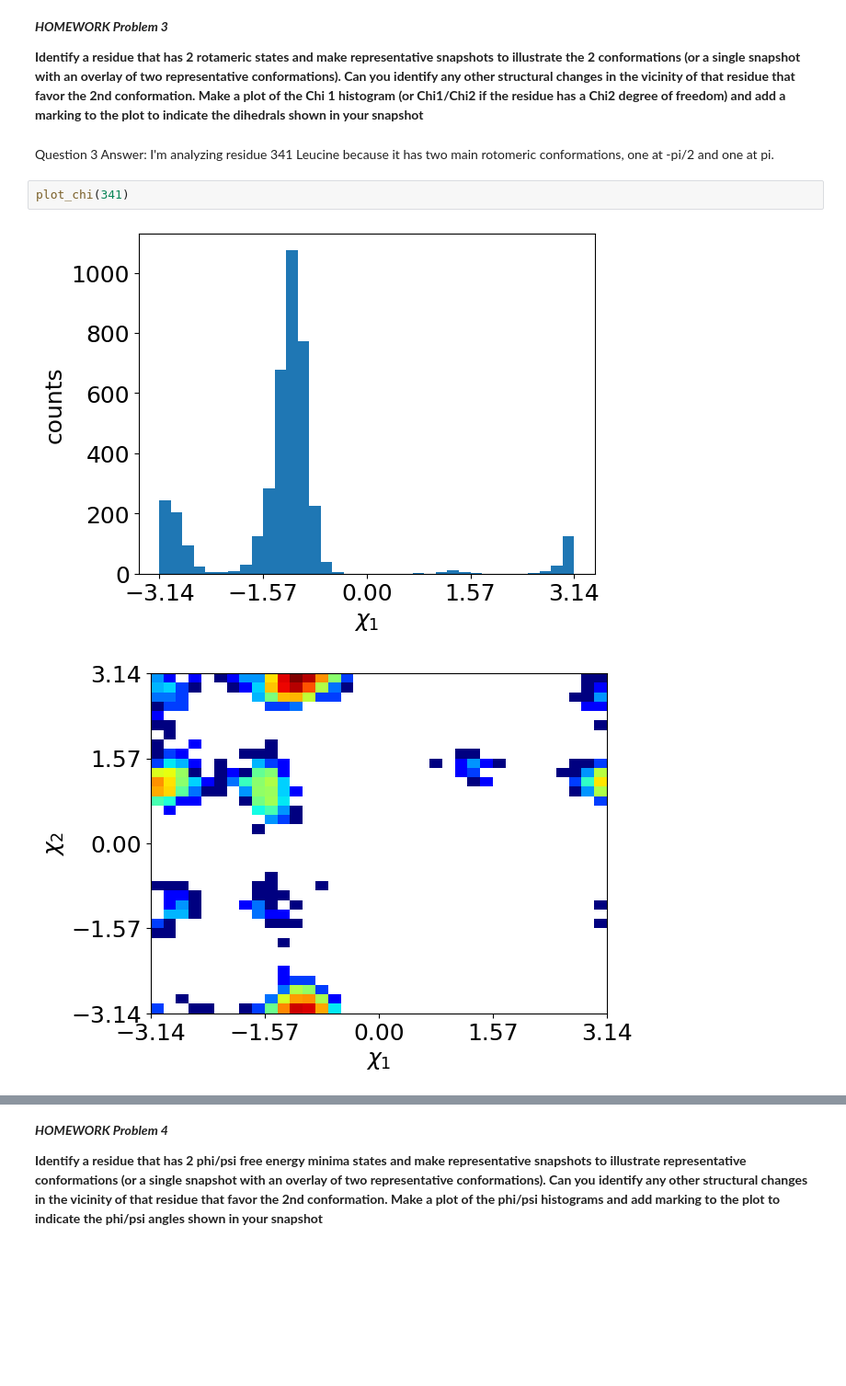
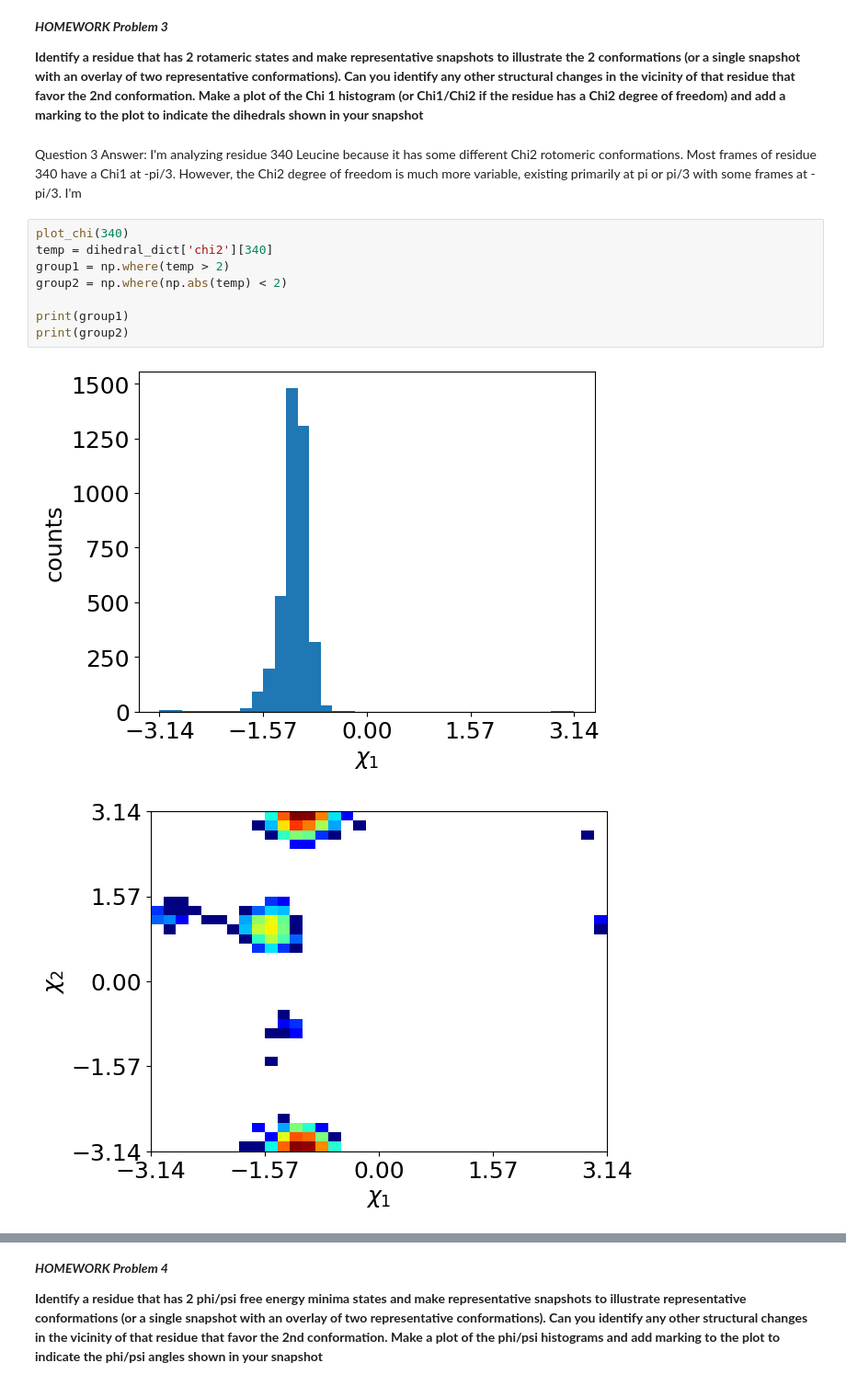
Before and after one commit to jack-mcmahon/CHEM101.6, a Jupyter notebook: Exercise2/CHEM101.6_S24_Project2_jack_mcmahon.ipynb, the cells around one changed output, grey strips where cells are left out. Shown at 92% size. Drawn from its saved outputs; the diff is of its cells as text; blank space fills up the shorter version.

```diff
--- a/Exercise2/CHEM101.6_S24_Project2_jack_mcmahon.ipynb
+++ b/Exercise2/CHEM101.6_S24_Project2_jack_mcmahon.ipynb
@@ -460,10 +483,16 @@ for i in Val_resnums:
 ***HOMEWORK Problem 3***
 
 **Identify a residue that has 2 rotameric states and make representative snapshots to illustrate the 2 conformations (or a single snapshot with an overlay of two representative conformations).  Can you identify any other structural changes in the vicinity of that residue that favor the 2nd conformation.  Make a plot of the Chi 1 histogram (or Chi1/Chi2 if the residue has a Chi2 degree of freedom) and add a marking to the plot to indicate the dihedrals shown in your snapshot**
-# %% [markdown]
-Question 3 Answer: I'm analyzing residue 341 Leucine because it has two main rotomeric conformations, one at -pi/2 and one at pi.
-# %%
-plot_chi(341)
-# %% [output]
-[figure, removed]
-[figure, removed]
+# %% [markdown]
+Question 3 Answer: I'm analyzing residue 340 Leucine because it has some different Chi2 rotomeric conformations. Most frames of residue 340 have a Chi1 at -pi/3. However, the Chi2 degree of freedom is much more variable, existing primarily at pi or pi/3 with some frames at -pi/3. I'm
+# %%
+plot_chi(340)
+temp = dihedral_dict['chi2'][340]
+group1 = np.where(temp > 2)
+group2 = np.where(np.abs(temp) < 2)
+
+print(group1)
+print(group2)
+# %% [output]
+[figure, added]
+[figure, added]
```
Also changed, not shown: parts of 9 cells of this notebook, 6 other files.
